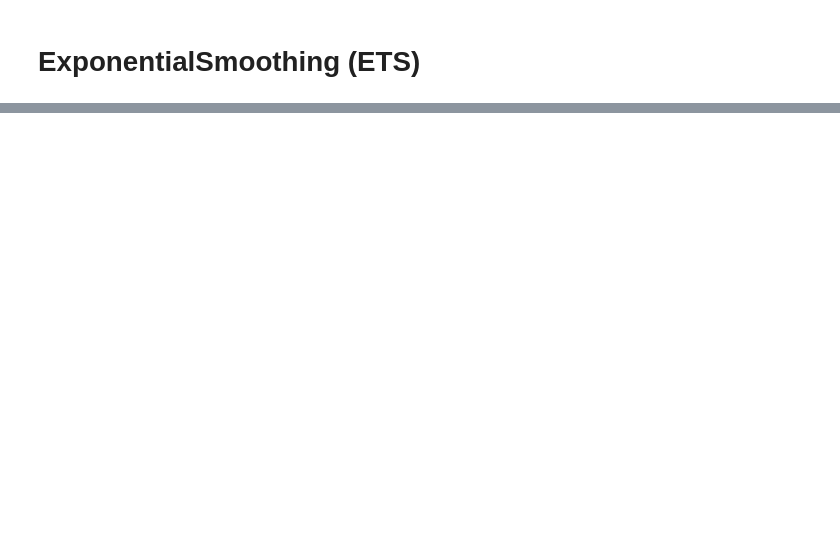
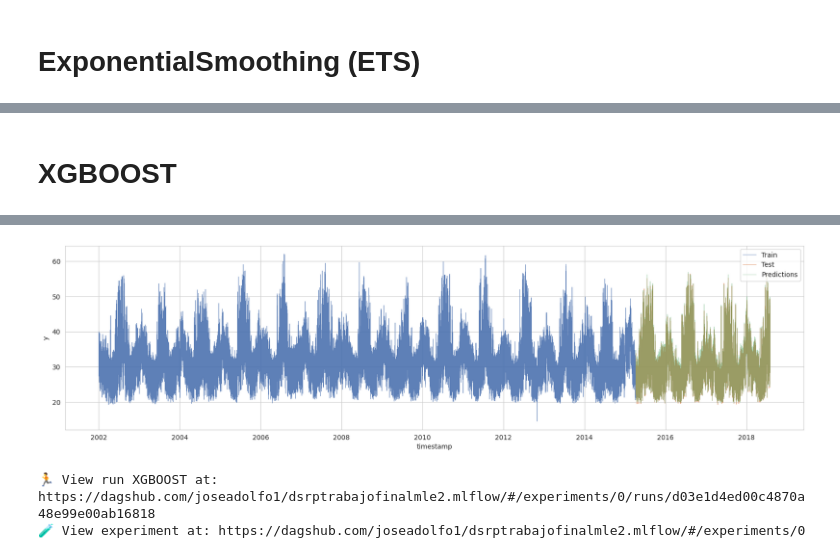
Before and after one commit to joseadolfo1/dsrptrabajofinalmle2, a Jupyter notebook: notebooks/Demo.ipynb, the cells around one changed output, grey strips where cells are left out. Cells and saved outputs as stored; diff of their text form; code cells hidden in the pictures; blank space fills up the shorter version.

```diff
--- a/notebooks/Demo.ipynb
+++ b/notebooks/Demo.ipynb
@@ -249 +253,47 @@ with mlflow.start_run(run_name="ETS") as run:
 🧪 View experiment at: https://dagshub.com/joseadolfo1/dsrptrabajofinalmle2.mlflow/#/experiments/0
+# %% [markdown]
+# XGBOOST
+# %%
+mlflow.autolog()
+with mlflow.start_run(run_name="XGBOOST") as run:
+
+    xgboost_df = hist[["ds", "y"]].copy()
+
+    xgboost_df["LAG1"] = xgboost_df['y'].shift(1)
+    xgboost_df["LAG2"] = xgboost_df['y'].shift(2)
+    xgboost_df["LAG3"] = xgboost_df['y'].shift(3)
+    xgboost_df["LAG4"] = xgboost_df['y'].shift(4)
+    xgboost_df["ds"] = pd.to_datetime(xgboost_df['ds'])
+
+    xgboost_df = xgboost_df.sort_values('ds').set_index('ds', drop=False)
+    xgboost_df.index.name = "timestamp"
+
+
+    x, y = xgboost_df.drop(['y','ds'], axis=1), xgboost_df['y']
+    x_train, x_test, y_train, y_test = train_test_split(x, y, shuffle=False, test_size=0.2, random_state=42)
+
+
+    xgb = XGBRegressor().fit(x_train, y_train)
+    y_pred = xgb.predict(x_test)
+
+    mae = mean_absolute_error(y_test, y_pred)
+    mape = mean_absolute_percentage_error(y_test, y_pred)
+    mse = mean_squared_error(y_test, y_pred)
+    rmse = np.sqrt(mse)
+
+    mlflow.log_metric("MAE", mae)
+    mlflow.log_metric("MAPE", mape)
+    mlflow.log_metric("MSE", mse)
+    mlflow.log_metric("RMSE", rmse)
+
+    sns.set_style("whitegrid")
+    sns.set_palette("deep")
+    plt.figure(figsize=(20, 5))
+
+    sns.lineplot(x=x_train.index, y=y_train,  label='Train', linewidth=0.5, alpha=0.90)
+    sns.lineplot(x=x_test.index, y=y_test, label='Test', linewidth=0.5, alpha=0.90)
+    sns.lineplot(x=x_test.index, y=y_pred, label='Predictions', linewidth=0.5, alpha=0.50)
+
+    mlflow.log_figure(plt.gcf(), "XGBOOST.png")
+    plt.show()
+# %% [output]
@@ -249,0 +306,3 @@ with mlflow.start_run(run_name="ETS") as run:
+[figure, added]
+🏃 View run XGBOOST at: https://dagshub.com/joseadolfo1/dsrptrabajofinalmle2.mlflow/#/experiments/0/runs/d03e1d4ed00c4870a48e99e00ab16818
+🧪 View experiment at: https://dagshub.com/joseadolfo1/dsrptrabajofinalmle2.mlflow/#/experiments/0
```
Also changed, not shown: parts of 6 cells of this notebook, 10 other files.
